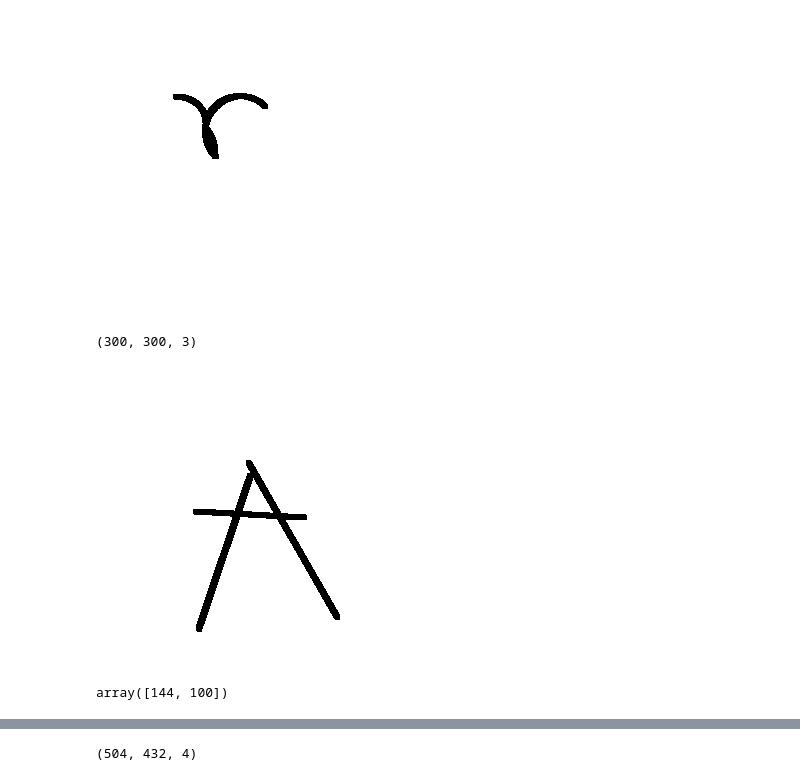
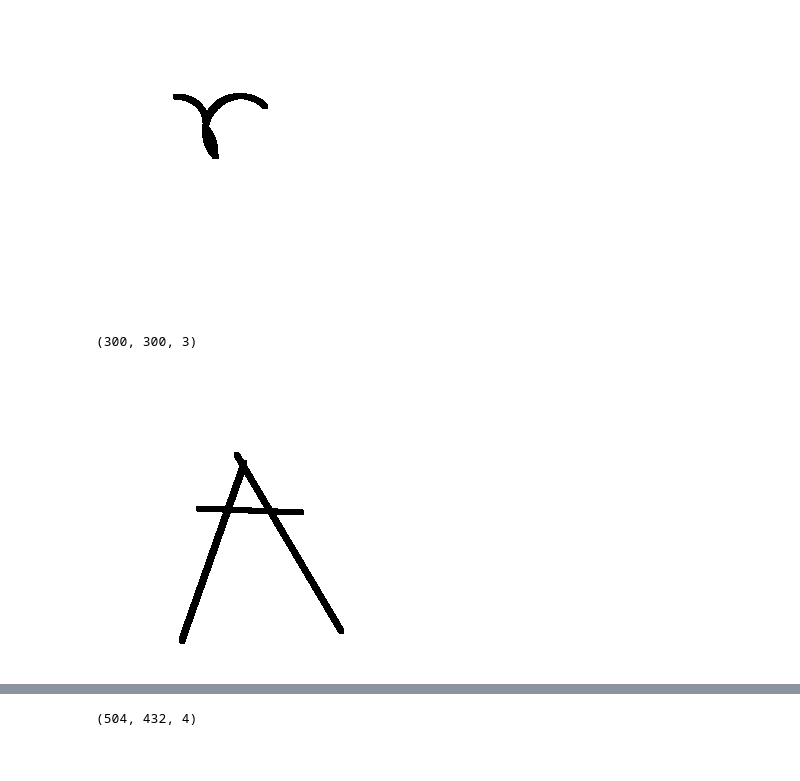
Before and after one commit to Razagaza/fomular_recognition, a Jupyter notebook: Character_generation.ipynb, the cells around one changed output, grey strips where cells are left out. Saved outputs shown, nothing was run; the diff lists cells and outputs as text; code cells hidden in the pictures.

```diff
--- a/Character_generation.ipynb
+++ b/Character_generation.ipynb
@@ -127,23 +70,21 @@ class Drawing:
 # %%
-A= photoshop(np.ones((300, 300, 3), dtype= np.uint8)*255)
+A= Drawing()
 
 
 start= np.array((np.random.randint(80, 110), np.random.randint(120, 180))).flatten()
 end= np.array((np.random.randint(250, 280), np.random.randint(80, 110))).flatten()
 A.line(start, end, marksize=5)
 
 start= np.array((np.random.randint(start[0]-15, start[0]+15), np.random.randint(start[1]-15, start[1]+15))).flatten()
 end= np.array((np.random.randint(250, 280), np.random.randint(230, 250))).flatten()
 A.line(start, end, marksize=5)
 
 start= np.array((np.random.randint(140, 160), np.random.randint(100, 110))).flatten()
 end= np.array((np.random.randint(140, 160), np.random.randint(200, 210))).flatten()
 A.line(start, end, marksize=5)
 
-im.Image.show(im.fromarray(A.imag))
-start
+A.show()
 # %% [output]
 (300, 300, 3)
-[figure, old version]
+[figure, new version]
-array([144, 100])
 # %%
```
Also changed, not shown: parts of 9 cells of this notebook.
